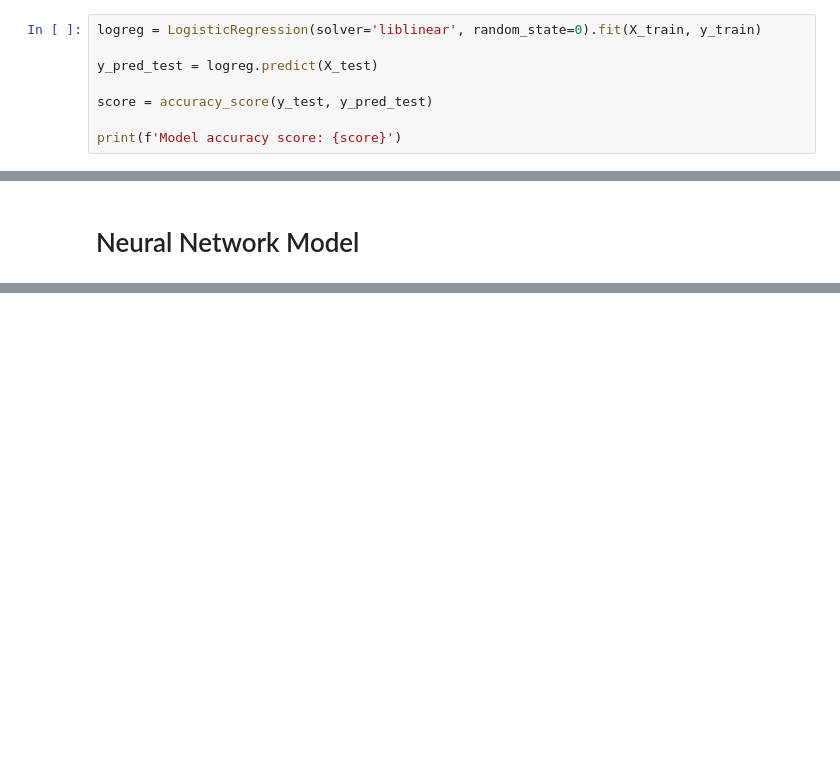
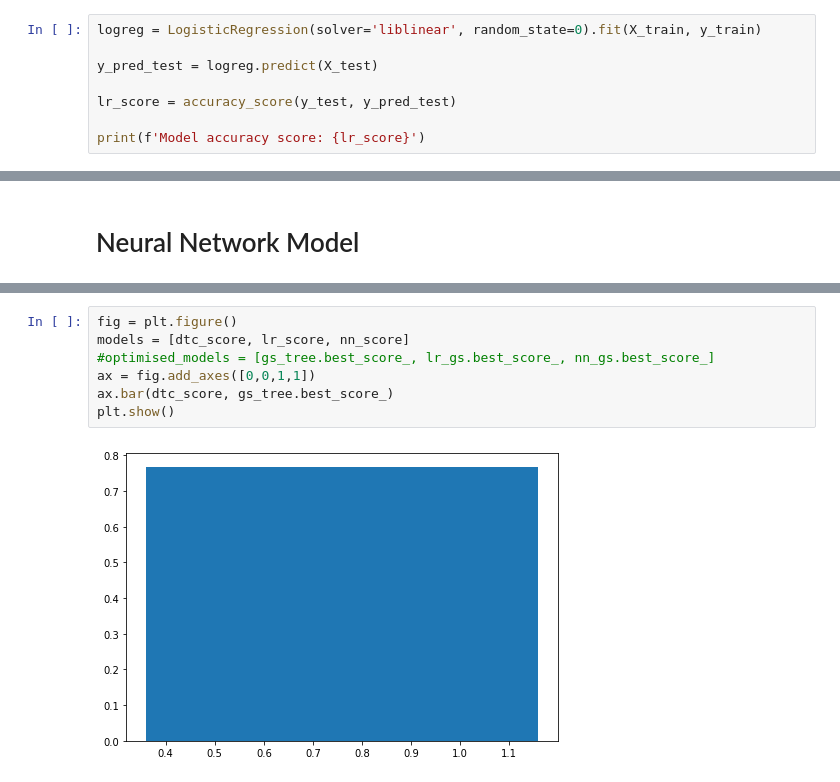
Before and after one commit to medzz123/intro-ai-coursework, a Jupyter notebook: coursework.ipynb, the cells around one changed output, grey strips where cells are left out. Cells and saved outputs as stored; diff of their text form; blank space fills up the shorter version.

```diff
--- a/coursework.ipynb
+++ b/coursework.ipynb
@@ -437,7 +437,7 @@ logreg = LogisticRegression(solver='liblinear', random_state=0).fit(X_train, y_t
 
 y_pred_test = logreg.predict(X_test)
 
-score = accuracy_score(y_test, y_pred_test)
+lr_score = accuracy_score(y_test, y_pred_test)
 
-print(f'Model accuracy score: {score}')
+print(f'Model accuracy score: {lr_score}')
 # %% [output]
@@ -500,0 +669,9 @@ False Negatives =  107
+# %%
+fig = plt.figure()
+models = [dtc_score, lr_score, nn_score]
+#optimised_models = [gs_tree.best_score_, lr_gs.best_score_, nn_gs.best_score_]
+ax = fig.add_axes([0,0,1,1])
+ax.bar(dtc_score, gs_tree.best_score_)
+plt.show()
+# %% [output]
+[figure, added]
```
Also changed, not shown: parts of 21 cells of this notebook.
